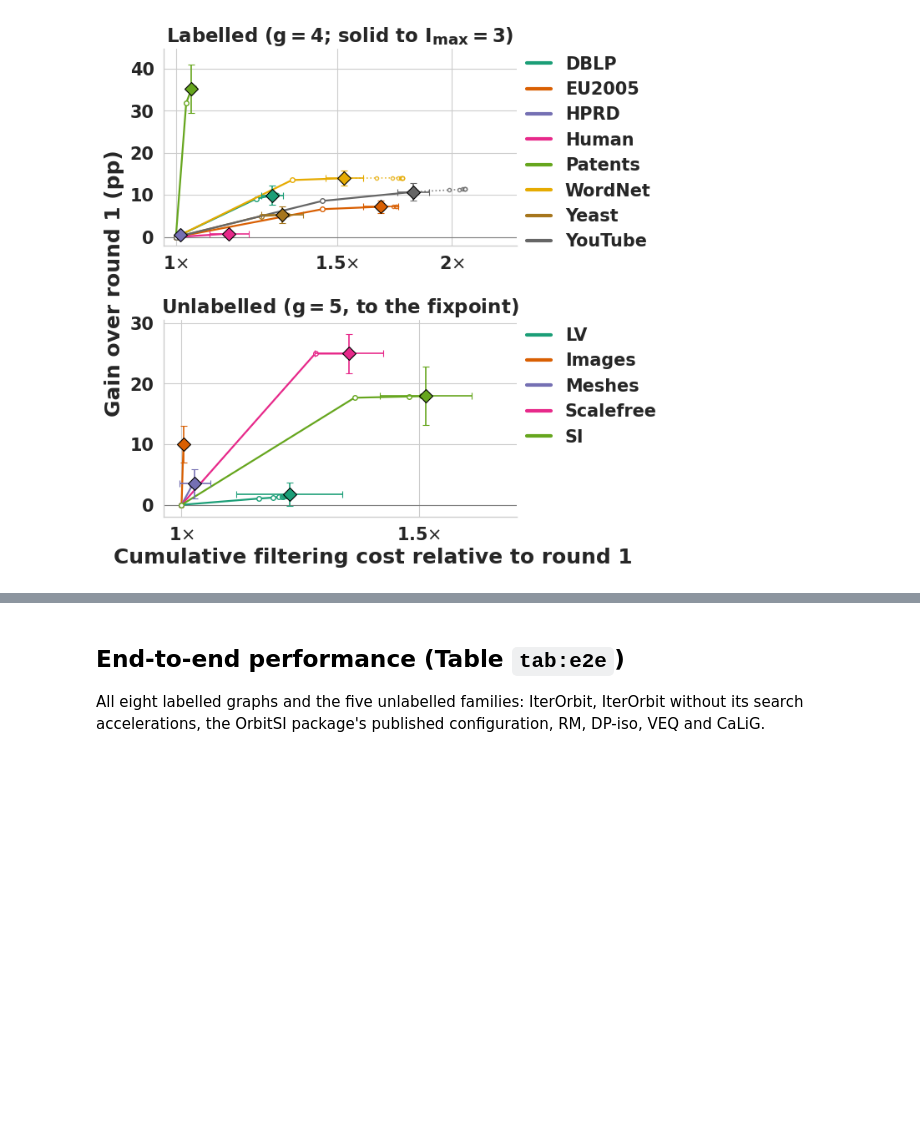
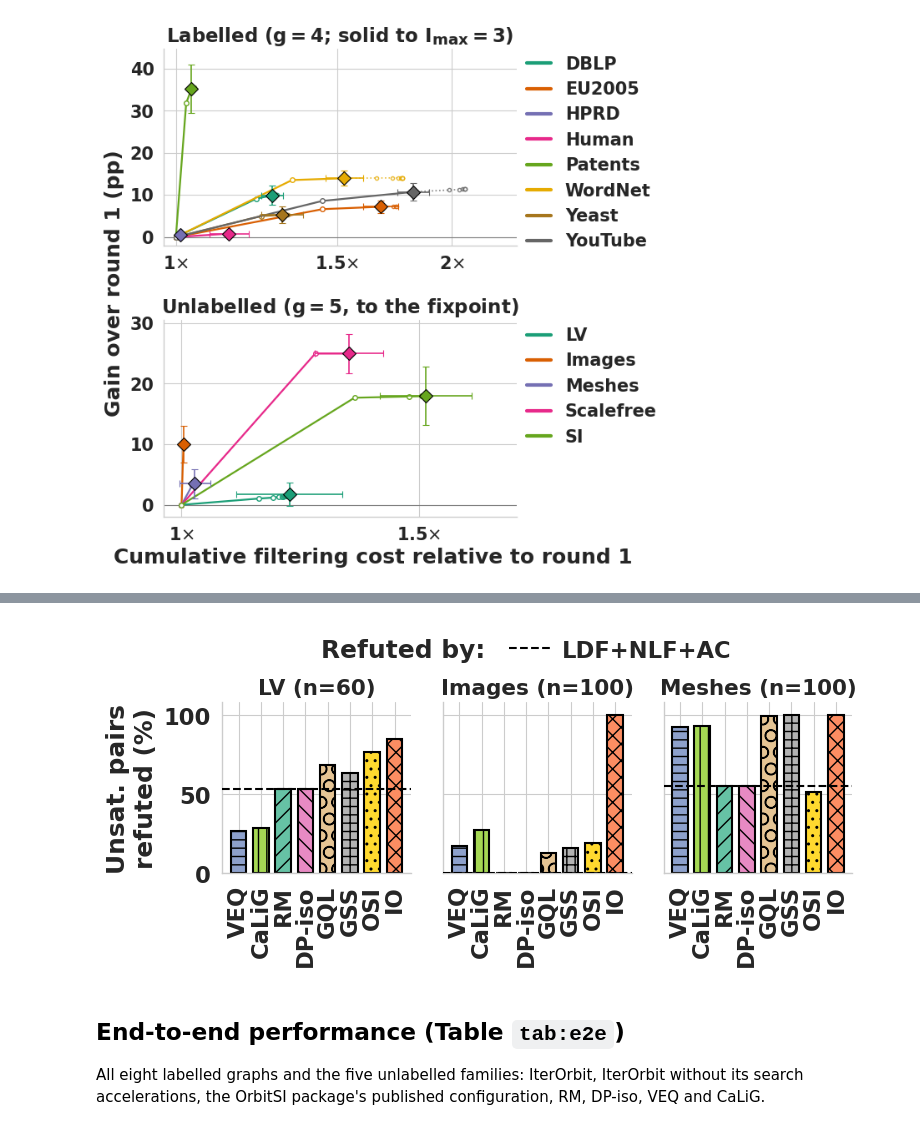
Before and after one commit to sitauhidi/IterOrbit, a Jupyter notebook: analysis/analysis.ipynb, the cells around one changed output, grey strips where cells are left out. Saved outputs shown, nothing was run; the diff lists cells and outputs as text; code cells hidden in the pictures; blank space fills up the shorter version.

```diff
--- a/analysis/analysis.ipynb
+++ b/analysis/analysis.ipynb
@@ -947,0 +981,66 @@ meshes-CVIU11: 100 unsatisfiable; cheap filters refute 55%
+# %%
+def fig_refutation():
+    setup(7.2)
+    FAMILIES = ["LV", "images-CVIU11", "meshes-CVIU11"]
+    OTHERS = ["OrbitSI", "RM", "DP-iso", "VEQ", "CaLiG"]
+    OTHER_HATCH = {"OrbitSI": "..", "RM": "//", "DP-iso": "\\\\", "VEQ": "--", "CaLiG": "||", GRAPHQL: "O"}
+    gqf = graphql_filter("mccreesh")
+    d = mcc_filtering()
+    gt = csv("unlabelled_glasgow_ground_truth.csv", dtype={"glasgow_status": str})
+    unsat = gt[gt.glasgow_status.astype(str).str.lower() == "false"]
+    n_unsat = unsat.groupby("dataset").size()
+    unsat_keys = set(zip(unsat.dataset, unsat.pattern_name))
+    ref = d[d.outcome == "refuted"]
+    assert all(k in unsat_keys for k in zip(ref.dataset, ref.pattern_name)), "a refuted pair is satisfiable"
+    osi = orbitsi_filter("mccreesh")
+    print(f"OrbitSI filter finished {len(osi)}/480 pairs")
+    s = csv("unlabelled_sota_filter_candidates.csv")
+    other_ref = pd.concat([osi[osi.refuted].assign(tool="OrbitSI")[["tool", "dataset", "pattern_name"]],
+                           s[s.refuted == True][["tool", "dataset", "pattern_name"]]], ignore_index=True)   # noqa: E712
+    if gqf is not None:
+        print(f"GraphQL filter finished {int((gqf.status == 'COMPLETED').sum())}/480 pairs")
+        other_ref = pd.concat([other_ref, gqf[gqf.refuted].assign(tool=GRAPHQL)[["tool", "dataset", "pattern_name"]]],
+                              ignore_index=True)
+    bad = [k for k in zip(other_ref.tool, other_ref.dataset, other_ref.pattern_name) if k[1:] not in unsat_keys]
+    assert not bad, f"refuted pairs that are satisfiable: {bad[:5]}"
+
+    # IterOrbit's end-to-end configuration on this benchmark: g=5 to the fixpoint
+    io = ref[(ref["mode"] == "IterOrbit") & (ref.graphlet_size == 5)].assign(tool="IterOrbit")
+    other_ref = pd.concat([other_ref, io[["tool", "dataset", "pattern_name"]]], ignore_index=True)
+    # Glasgow has no separate filter: count the pairs it proves unsatisfiable before any search (nodes = 0, i.e.
+    # its domain initialisation and root propagation fail; it counts the root as the first node)
+    gl = unsat[unsat.glasgow_nodes == 0].assign(tool="Glasgow")
+    other_ref = pd.concat([other_ref, gl[["tool", "dataset", "pattern_name"]]], ignore_index=True)
+    systems = [t for t in plot_tool_order() if t in OTHERS]
+    systems = systems[:-1] + ([GRAPHQL] if gqf is not None else []) + ["Glasgow", "OrbitSI", "IterOrbit"]   # OrbitSI, IterOrbit last
+    hatch = {**OTHER_HATCH, "IterOrbit": "xx", "Glasgow": "++"}
+    color = {**TOOL_COLOR, "Glasgow": S[7]}
+    fig, axes = plt.subplots(1, 3, figsize=(7.2, 3.0), sharey=True)
+    xs = np.arange(len(systems))
+    for ax, fam in zip(axes, FAMILIES):
+        n = int(n_unsat[fam])
+        r = ref[ref.dataset == fam]
+        cheap = 100.0 * r[r.cheap_refuted].pattern_name.nunique() / n
+        print(f"{fam}: {n} unsatisfiable; cheap filters refute {cheap:.0f}%")
+        for x, t in zip(xs, systems):
+            v = 100.0 * other_ref[(other_ref.tool == t) & (other_ref.dataset == fam)].pattern_name.nunique() / n
+            print(f"  {t:9s} {v:5.1f}%")
+            ax.bar(x, v, width=0.7, color=color[t], edgecolor="black", linewidth=1.5, hatch=hatch[t], zorder=2)
+        ax.axhline(cheap, color="black", linestyle="--", linewidth=1.5, zorder=3)
+        ax.set_xticks(xs)
+        ax.set_xticklabels([SHORT.get(t, t) for t in systems], rotation=90)
+        ax.set_ylim(0, 108)
+        ax.set_yticks([0, 50, 100])
+        style_axis(ax, f"{LABEL[fam]} (n={n})")
+        ax.title.set_fontsize(fs(9.5))
+    for ax in axes[1:]:
+        ax.tick_params(labelleft=False)
+    axes[0].set_ylabel("Unsat. pairs\nrefuted (%)", fontweight="bold", fontsize=fs(11))
+    fig.subplots_adjust(top=0.79, bottom=0.22, left=0.115, right=0.99, wspace=0.17)
+    lines = [plt.Line2D([0], [0], color="black", linestyle="--", linewidth=1.5, label="LDF+NLF+AC")]
+    legend_row(fig, "Refuted by:", lines, 0.965, columnspacing=1.0, handletextpad=0.4, handlelength=1.8)
+    save(fig, "refutation")
+
+
+fig_refutation()
+# %% [output]
@@ -948,3 +1064,4 @@ meshes-CVIU11: 100 unsatisfiable; cheap filters refute 55%
+[figure, added]
 # %% [markdown]
 ## End-to-end performance (Table `tab:e2e`)
 All eight labelled graphs and the five unlabelled families: IterOrbit, IterOrbit without its search
```
Also changed, not shown: parts of 26 cells of this notebook, 12 other files.
